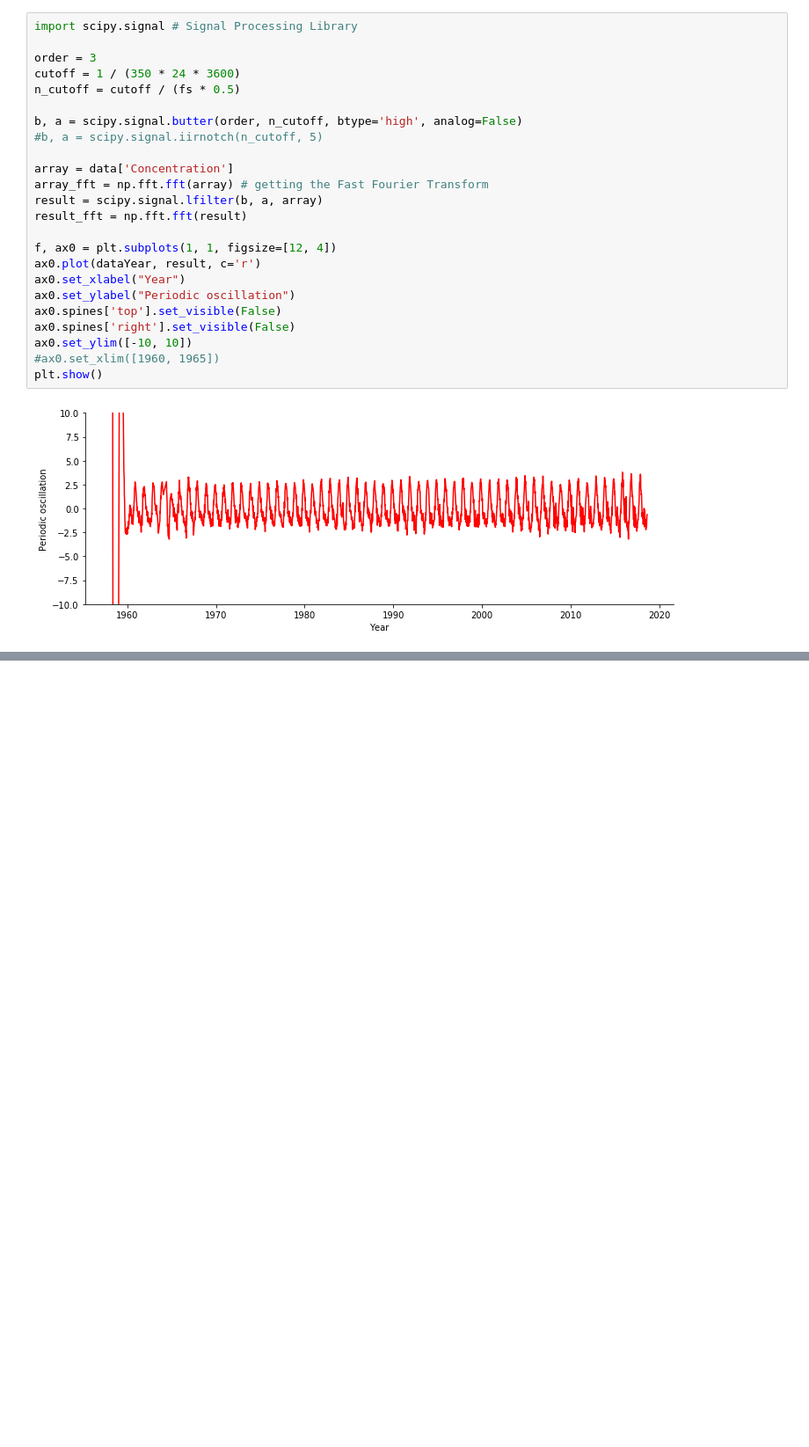
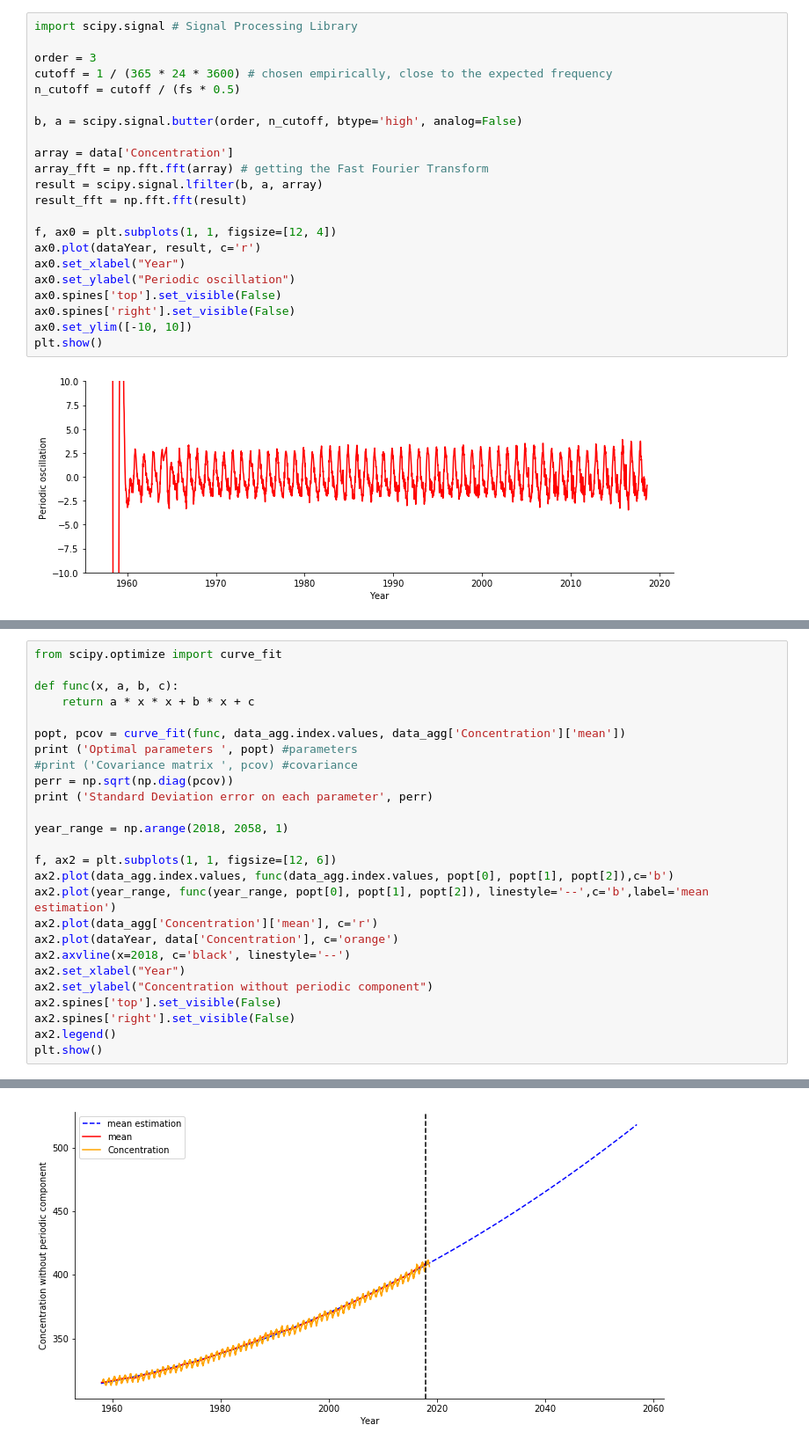
Before and after one commit to Aurele-Barriere/CO2_data_analysis, a Jupyter notebook: evolutionCO2.ipynb, the cells around one changed output, grey strips where cells are left out. Shown at 88% size. Cells and saved outputs as stored; diff of their text form; blank space fills up the shorter version.

```diff
--- a/evolutionCO2.ipynb
+++ b/evolutionCO2.ipynb
@@ -125,11 +124,10 @@ TODO: verify that
 import scipy.signal # Signal Processing Library
 
 order = 3
-cutoff = 1 / (350 * 24 * 3600)
+cutoff = 1 / (365 * 24 * 3600) # chosen empirically, close to the expected frequency
 n_cutoff = cutoff / (fs * 0.5)
 
 b, a = scipy.signal.butter(order, n_cutoff, btype='high', analog=False)
-#b, a = scipy.signal.iirnotch(n_cutoff, 5)
 
 array = data['Concentration']
 array_fft = np.fft.fft(array) # getting the Fast Fourier Transform
@@ -143,7 +141,6 @@ ax0.set_ylabel("Periodic oscillation")
 ax0.spines['top'].set_visible(False)
 ax0.spines['right'].set_visible(False)
 ax0.set_ylim([-10, 10])
-#ax0.set_xlim([1960, 1965])
 plt.show()
 # %% [output]
 [figure]
@@ -184,0 +194,27 @@ Year
+# %%
+from scipy.optimize import curve_fit
+
+def func(x, a, b, c):
+    return a * x * x + b * x + c
+
+popt, pcov = curve_fit(func, data_agg.index.values, data_agg['Concentration']['mean'])
+print ('Optimal parameters ', popt) #parameters
+#print ('Covariance matrix ', pcov) #covariance
+perr = np.sqrt(np.diag(pcov))
+print ('Standard Deviation error on each parameter', perr)
+
+year_range = np.arange(2018, 2058, 1)
+
+f, ax2 = plt.subplots(1, 1, figsize=[12, 6])
+ax2.plot(data_agg.index.values, func(data_agg.index.values, popt[0], popt[1], popt[2]),c='b')
+ax2.plot(year_range, func(year_range, popt[0], popt[1], popt[2]), linestyle='--',c='b',label='mean estimation')
+ax2.plot(data_agg['Concentration']['mean'], c='r')
+ax2.plot(dataYear, data['Concentration'], c='orange')
+ax2.axvline(x=2018, c='black', linestyle='--')
+ax2.set_xlabel("Year")
+ax2.set_ylabel("Concentration without periodic component")
+ax2.spines['top'].set_visible(False)
+ax2.spines['right'].set_visible(False)
+ax2.legend()
+plt.show()
+# %% [output]
@@ -184,0 +223 @@ Year
+[figure, added]
```
Also changed, not shown: parts of 12 cells of this notebook.
